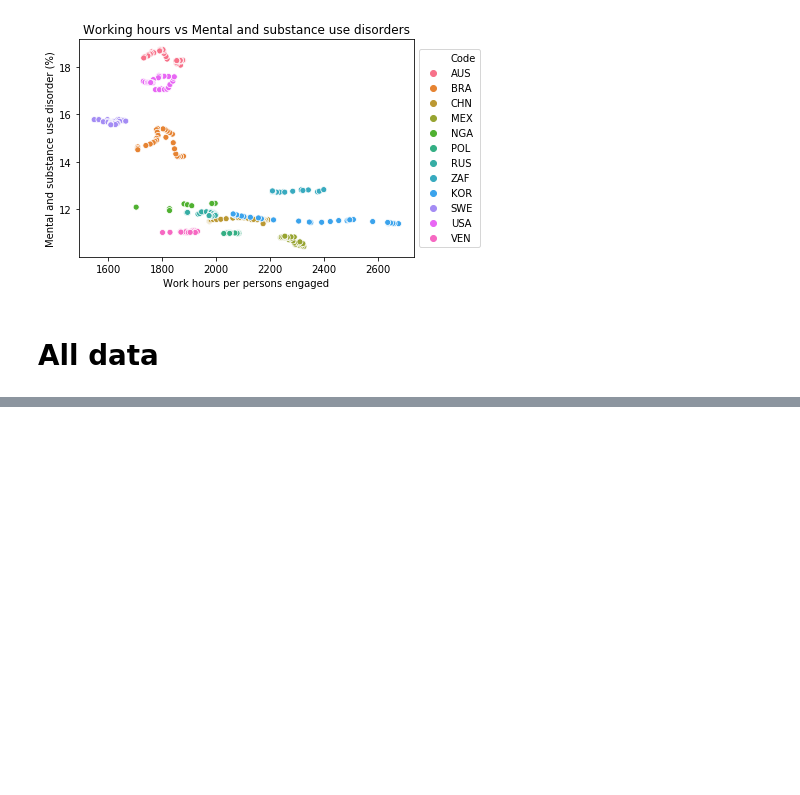
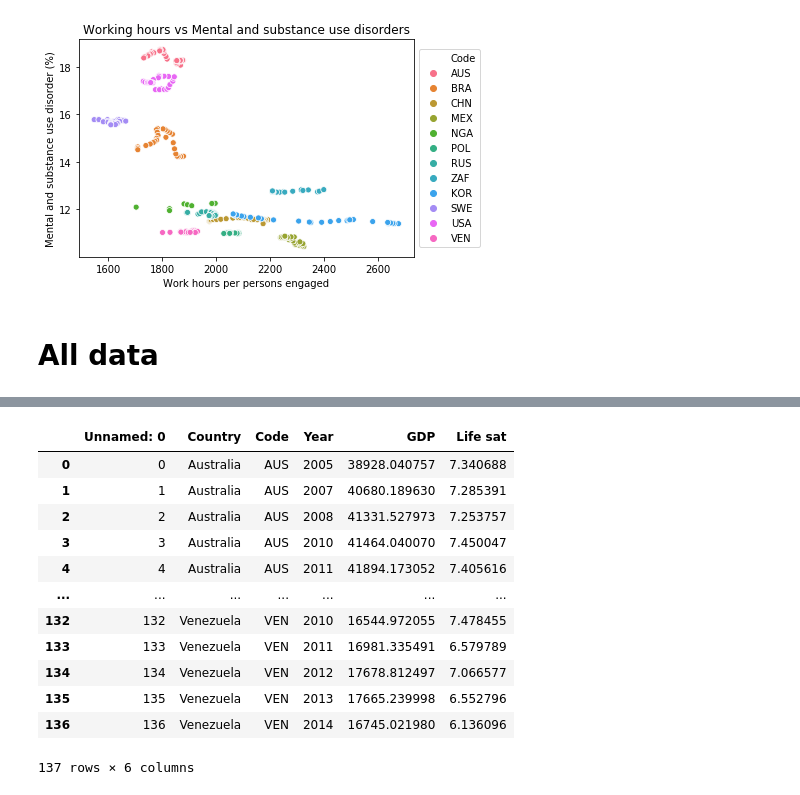
Before and after one commit to JeremyBrent/RUDS_project_1, a Jupyter notebook: Jeremys_notebook/Data_analysis.ipynb, the cells around one changed output, grey strips where cells are left out. Cells and saved outputs as stored; diff of their text form; code cells hidden in the pictures; blank space fills up the shorter version.

```diff
--- a/Jeremys_notebook/Data_analysis.ipynb
+++ b/Jeremys_notebook/Data_analysis.ipynb
@@ -425,0 +404,16 @@ merged_df_2
+# %%
+gdp_lifesat_df
+# %% [output]
+|  | Unnamed: 0 | Country | Code | Year | GDP | Life sat |
+| 0 | 0 | Australia | AUS | 2005 | 38928.040757 | 7.340688 |
+| 1 | 1 | Australia | AUS | 2007 | 40680.189630 | 7.285391 |
+| 2 | 2 | Australia | AUS | 2008 | 41331.527973 | 7.253757 |
+| 3 | 3 | Australia | AUS | 2010 | 41464.040070 | 7.450047 |
+| 4 | 4 | Australia | AUS | 2011 | 41894.173052 | 7.405616 |
+| ... | ... | ... | ... | ... | ... | ... |
+| 132 | 132 | Venezuela | VEN | 2010 | 16544.972055 | 7.478455 |
+| 133 | 133 | Venezuela | VEN | 2011 | 16981.335491 | 6.579789 |
+| 134 | 134 | Venezuela | VEN | 2012 | 17678.812497 | 7.066577 |
+| 135 | 135 | Venezuela | VEN | 2013 | 17665.239998 | 6.552796 |
+| 136 | 136 | Venezuela | VEN | 2014 | 16745.021980 | 6.136096 |
+137 rows × 6 columns
```
Also changed, not shown: parts of 7 cells of this notebook, 2 other files.
